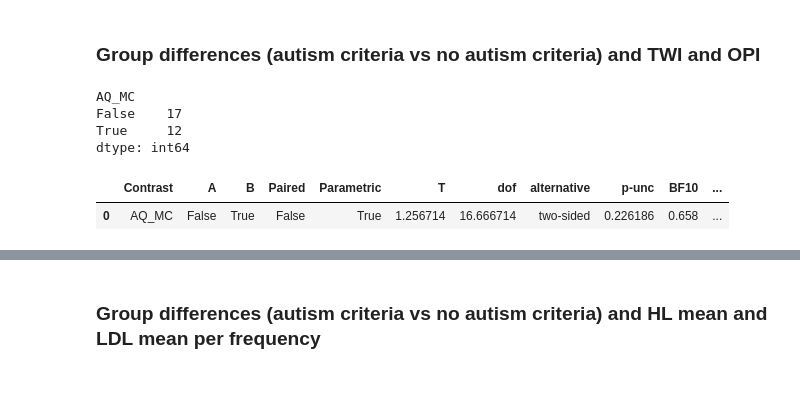
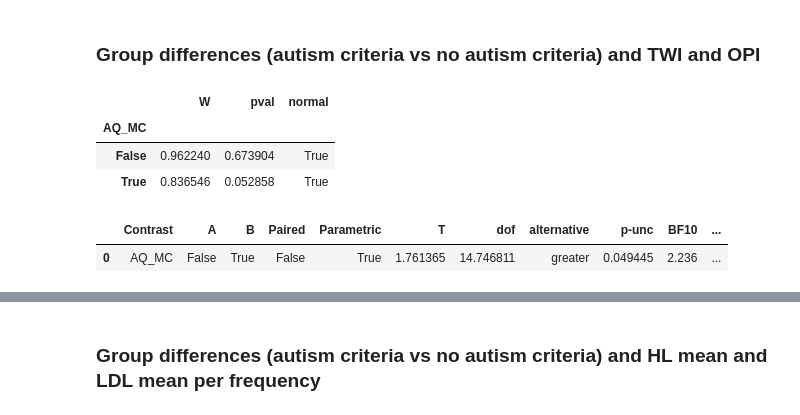
Before and after one commit to camila-maura/GIFTED-DFI, a Jupyter notebook: aq_analysis.ipynb, the cells around one changed output, grey strips where cells are left out. Drawn from its saved outputs; the diff is of its cells as text; code cells hidden in the pictures; blank space fills up the shorter version.

```diff
--- a/aq_analysis.ipynb
+++ b/aq_analysis.ipynb
@@ -169,17 +230,25 @@ for frequency in freqs:
 # %% [markdown]
 ### Group differences (autism criteria vs no autism criteria) and TWI and OPI
-# %%
-df.groupby("AQ_MC").size()
-# %% [output]
-AQ_MC
-False    17
-True     12
-dtype: int64
+# %%
+pg.normality(data=df, dv="OPI", group="AQ_MC")
+# %% [output]
+|  | W | pval | normal |
+| AQ_MC |  |  |  |
+| False | 0.962240 | 0.673904 | True |
+| True | 0.836546 | 0.052858 | True |
 # %%
-pg.pairwise_tests(data=df, dv="OPI", between="AQ_MC", effsize="cohen", correction=True)
+pg.pairwise_tests(
+    data=df,
+    dv="OPI",
+    between="AQ_MC",
+    effsize="cohen",
+    correction=True,
+    parametric=True,
+    alternative="greater",
+)
 # %% [output]
 |  | Contrast | A | B | Paired | Parametric | T | dof | alternative | p-unc | BF10 | ... |
-| 0 | AQ_MC | False | True | False | True | 1.256714 | 16.666714 | two-sided | 0.226186 | 0.658 | ... |
+| 0 | AQ_MC | False | True | False | True | 1.761365 | 14.746811 | greater | 0.049445 | 2.236 | ... |
 # %%
 sns.set_context("talk")
 fig = sns.boxplot(data=df, x="AQ_MC", y="OPI")
```
Also changed, not shown: parts of 48 cells of this notebook, 2 other files.
